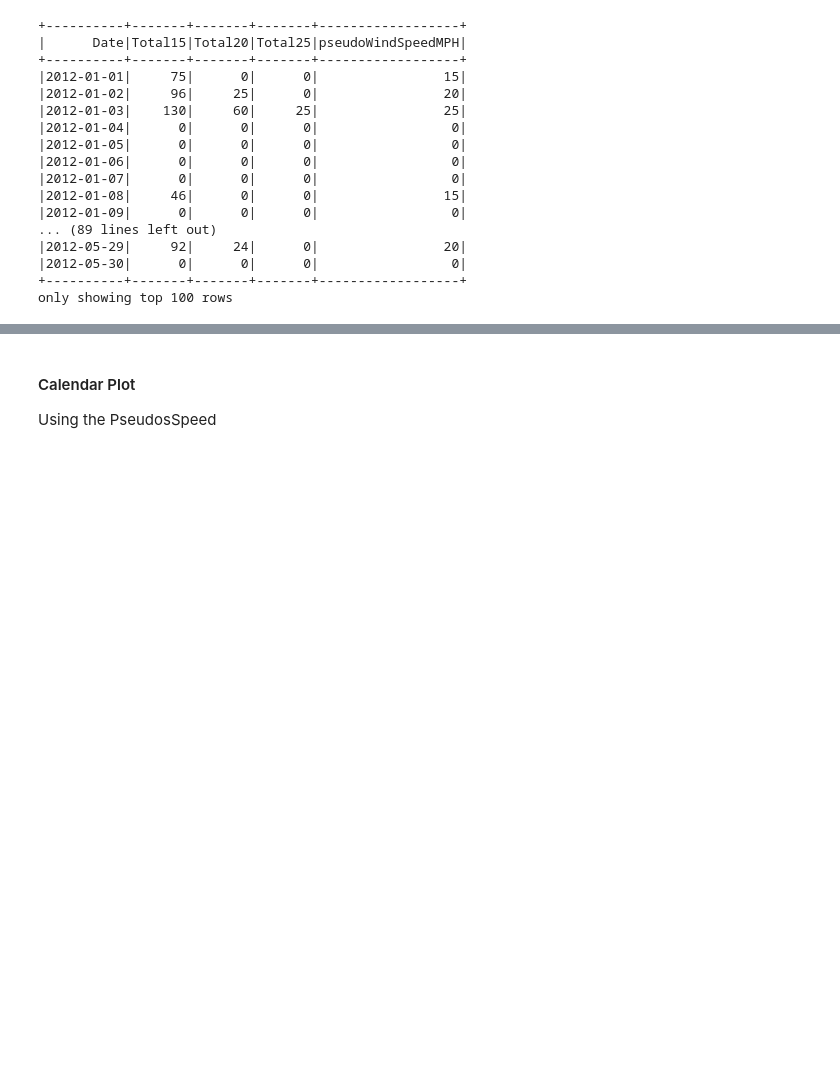
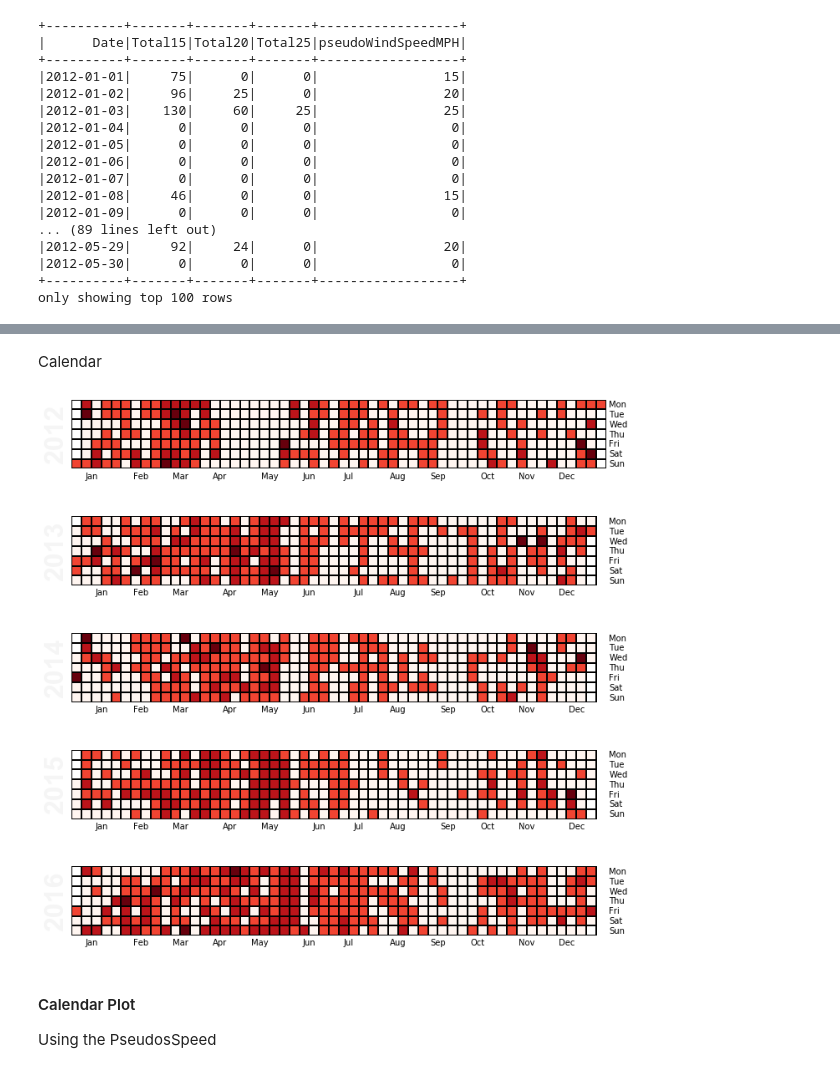
Before and after one commit to roquealex/practice, a Jupyter notebook: pyspark/oneDay/oneDay.ipynb, the cells around one changed output, grey strips where cells are left out. Cells and saved outputs as stored; diff of their text form; code cells hidden in the pictures; blank space fills up the shorter version.

```diff
--- a/pyspark/oneDay/oneDay.ipynb
+++ b/pyspark/oneDay/oneDay.ipynb
@@ -691,3 +893,15 @@ only showing top 100 rows
+# %% [markdown]
+Calendar
+# %%
+import calmap
+import matplotlib.pyplot as plt
+
+windyDaysPD = windyDaysDF.select("Date","pseudoWindSpeedMPH").toPandas()
+windyDaysEventsPD = windyDaysPD.set_index(pd.DatetimeIndex(windyDaysPD['Date']))['pseudoWindSpeedMPH']
+
+fig, axis = calmap.calendarplot(windyDaysEventsPD,linecolor='black',fig_kws={'figsize':(10, 10)})
+# %% [output]
+[figure, added]
 # %% [markdown]
 #### Calendar Plot
 Using the PseudosSpeed
```
Also changed, not shown: parts of 15 cells of this notebook.
